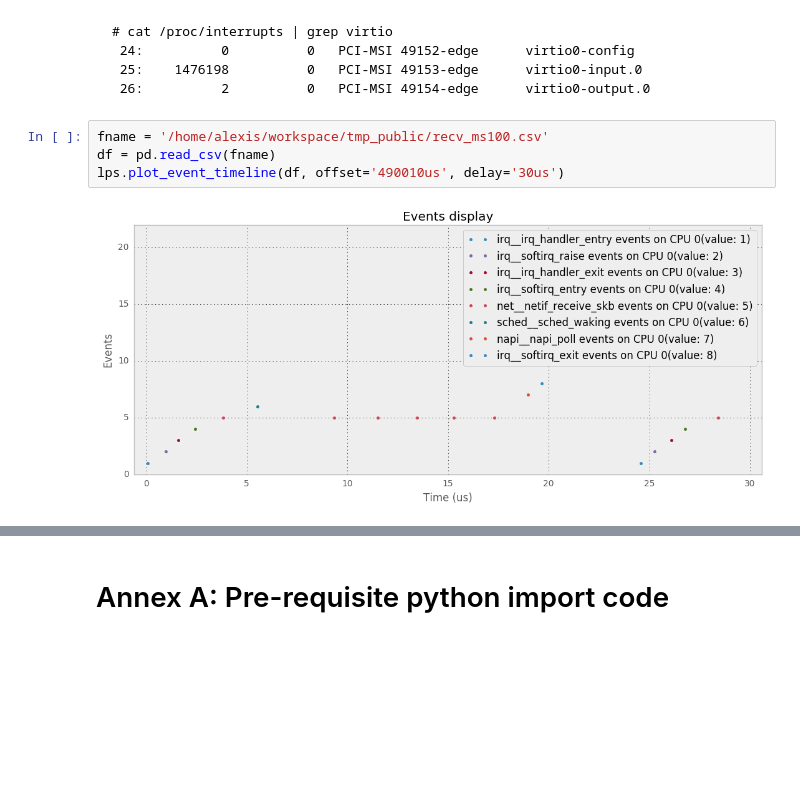
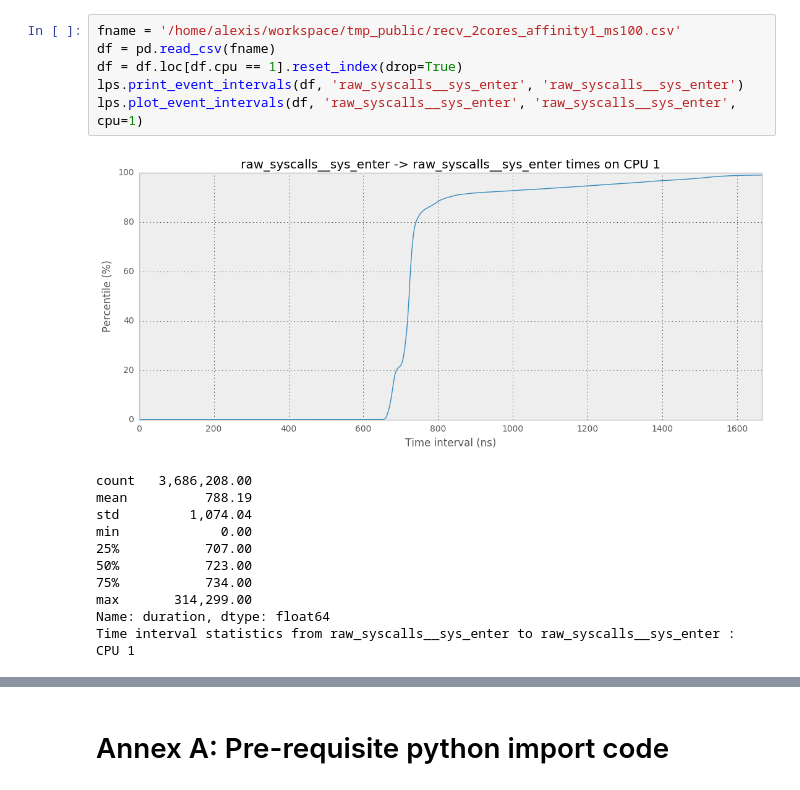
Before and after one commit to aberlemont/notes-on-linux-and-performance, a Jupyter notebook: net/network_reception_part2.ipynb, the cells around one changed output, grey strips where cells are left out. Saved outputs shown, nothing was run; the diff lists cells and outputs as text; blank space fills up the shorter version.

````diff
--- a/net/network_reception_part2.ipynb
+++ b/net/network_reception_part2.ipynb
@@ -15,14 +127,19 @@ print df.loc[df.nsecs >= 1916677499979].head(8)
-# %% [markdown]
-
-```
-# cat /proc/interrupts | grep virtio
- 24:          0          0   PCI-MSI 49152-edge      virtio0-config
- 25:    1476198          0   PCI-MSI 49153-edge      virtio0-input.0
- 26:          2          0   PCI-MSI 49154-edge      virtio0-output.0
-```
 # %%
-fname = '/home/alexis/workspace/tmp_public/recv_ms100.csv'
+fname = '/home/alexis/workspace/tmp_public/recv_2cores_affinity1_ms100.csv'
 df = pd.read_csv(fname)
-lps.plot_event_timeline(df, offset='490010us', delay='30us')
+df = df.loc[df.cpu == 1].reset_index(drop=True)
+lps.print_event_intervals(df, 'raw_syscalls__sys_enter', 'raw_syscalls__sys_enter')
+lps.plot_event_intervals(df, 'raw_syscalls__sys_enter', 'raw_syscalls__sys_enter', cpu=1)
 # %% [output]
-[figure, old version]
+[figure, new version]
+count   3,686,208.00
+mean          788.19
+std         1,074.04
+min             0.00
+25%           707.00
+50%           723.00
+75%           734.00
+max       314,299.00
+Name: duration, dtype: float64
+Time interval statistics from raw_syscalls__sys_enter to raw_syscalls__sys_enter :
+CPU 1
````
Also changed, not shown: parts of 27 cells of this notebook.
